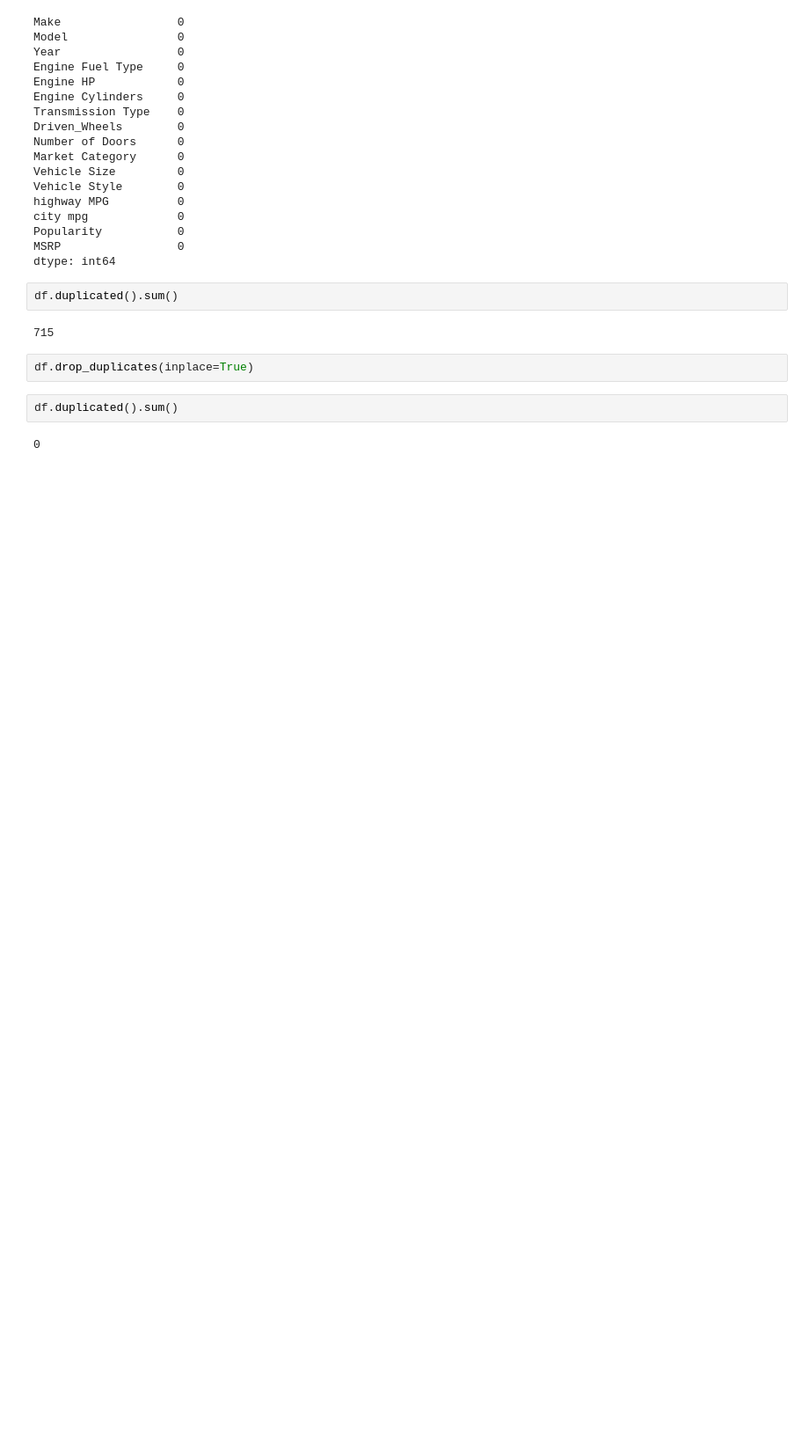
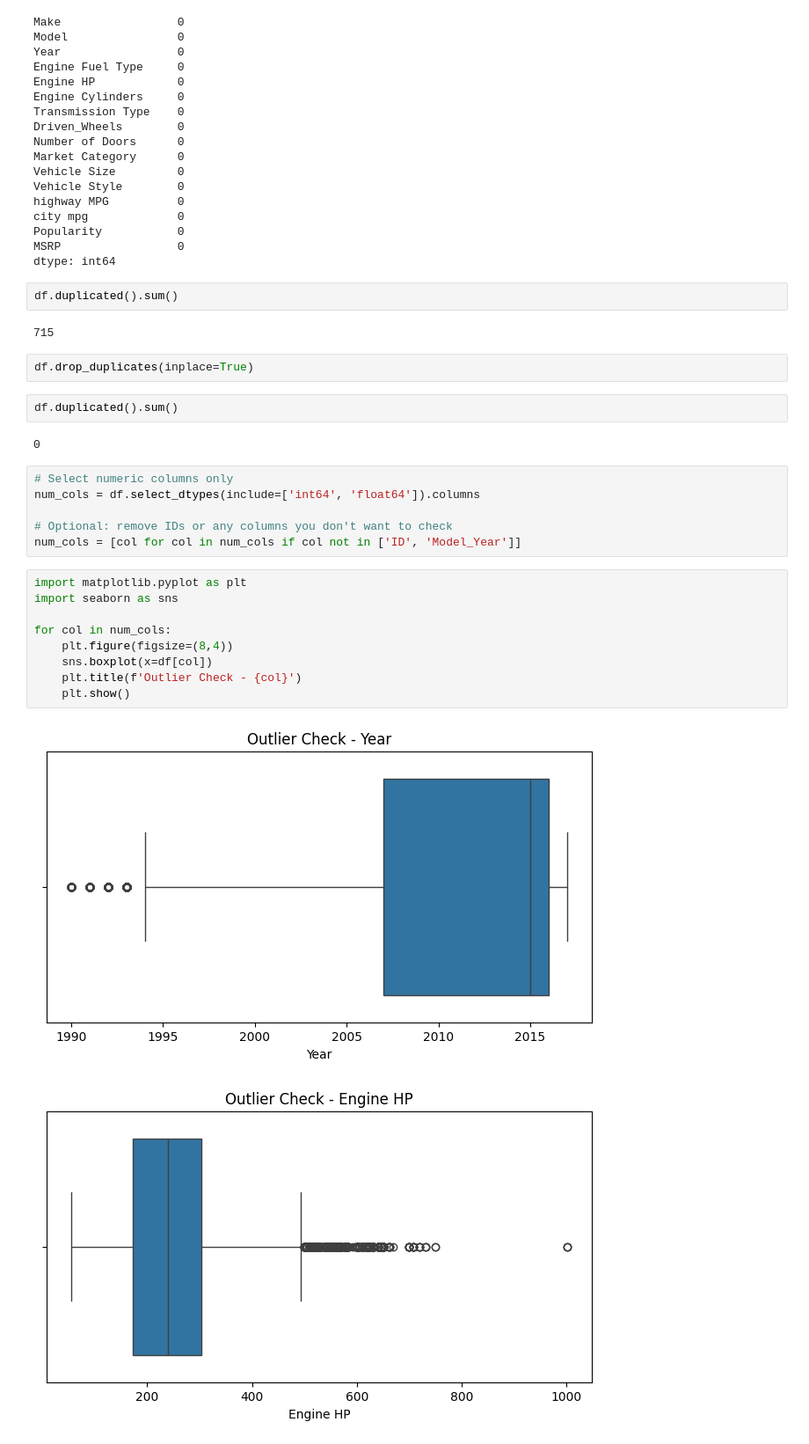
Before and after one commit to yashshah2511/Tops-Assignment, a Jupyter notebook: Assignment/Module 5_Data Collection, Cleaning, Visualization And Analysis/practical.ipynb, the cells around one changed output. Shown at 88% size. Drawn from its saved outputs; the diff is of its cells as text; blank space fills up the shorter version.

```diff
--- a/Assignment/Module 5_Data Collection, Cleaning, Visualization And Analysis/practical.ipynb
+++ b/Assignment/Module 5_Data Collection, Cleaning, Visualization And Analysis/practical.ipynb
@@ -185,3 +185,21 @@ df.drop_duplicates(inplace=True)
 df.duplicated().sum()
 # %% [output]
 0
+# %%
+# Select numeric columns only
+num_cols = df.select_dtypes(include=['int64', 'float64']).columns
+
+# Optional: remove IDs or any columns you don't want to check
+num_cols = [col for col in num_cols if col not in ['ID', 'Model_Year']]
+# %%
+import matplotlib.pyplot as plt
+import seaborn as sns
+
+for col in num_cols:
+    plt.figure(figsize=(8,4))
+    sns.boxplot(x=df[col])
+    plt.title(f'Outlier Check - {col}')
+    plt.show()
+# %% [output]
+[figure, added]
+[figure, added]
```
Also changed, not shown: parts of 6 cells of this notebook, 2 other files.
